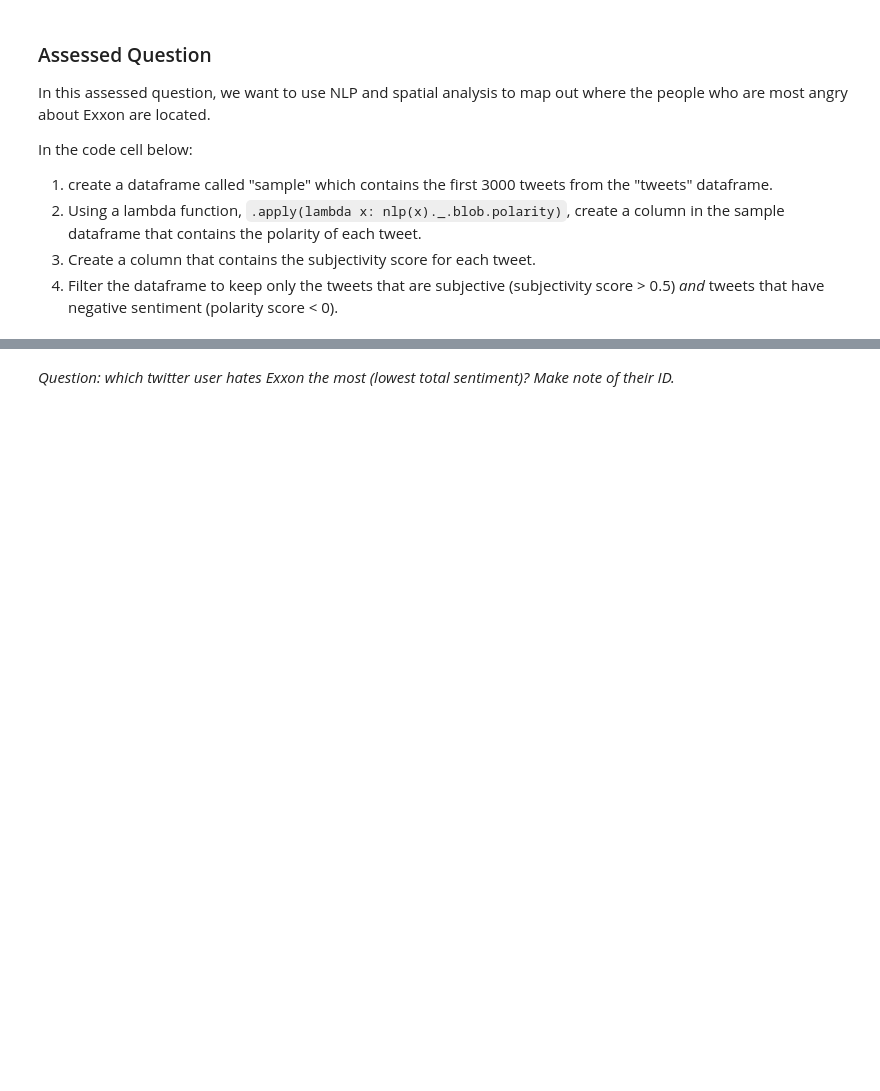
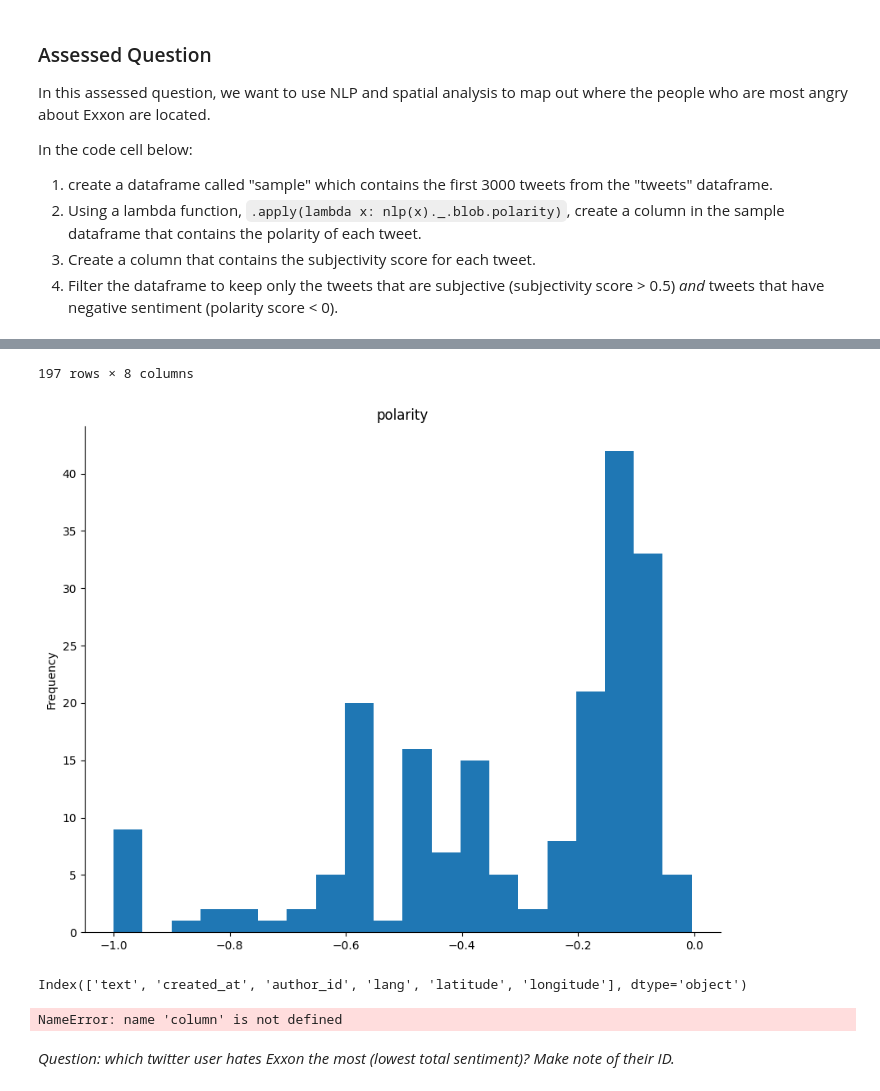
Before and after one commit to iliza5522/QM22, a Jupyter notebook: notebooks/W04. Natural Language Processing.ipynb, the cells around one changed output, grey strips where cells are left out. Saved outputs shown, nothing was run; the diff lists cells and outputs as text; code cells hidden in the pictures; blank space fills up the shorter version.

```diff
--- a/notebooks/W04. Natural Language Processing.ipynb
+++ b/notebooks/W04. Natural Language Processing.ipynb
@@ -637,0 +728,8 @@ In the code cell below:
+# %%
+from matplotlib import pyplot as plt
+filtered_sample['polarity'].plot(kind='hist', bins=20, title='polarity')
+plt.gca().spines[['top', 'right',]].set_visible(False)
+
+
+filtered_sample
+# %% [output]
@@ -638,2 +748,11 @@ In the code cell below:
+197 rows × 8 columns
+[figure, added]
+# %%
+print(tweets.columns)
+
+print(column[6])
+# %% [output]
+Index(['text', 'created_at', 'author_id', 'lang', 'latitude', 'longitude'], dtype='object')
+NameError: name 'column' is not defined
 # %% [markdown]
 *Question: which twitter user hates Exxon the most (lowest total sentiment)? Make note of their ID.*
```
Also changed, not shown: parts of 5 cells of this notebook.
